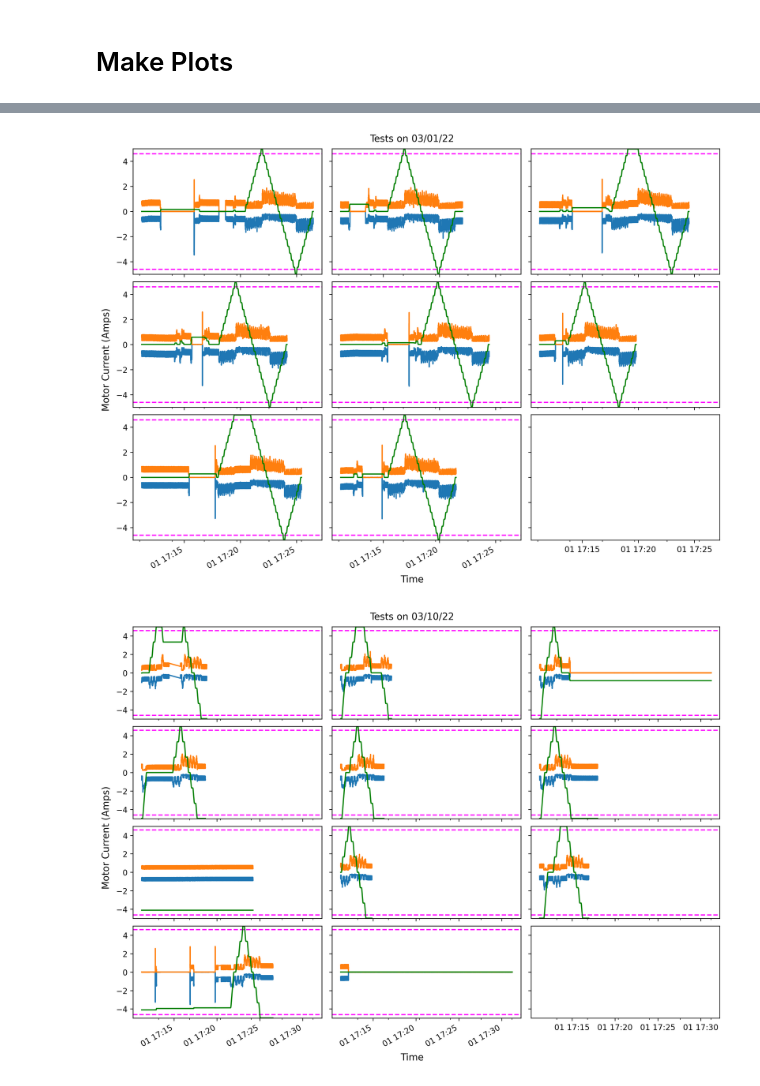
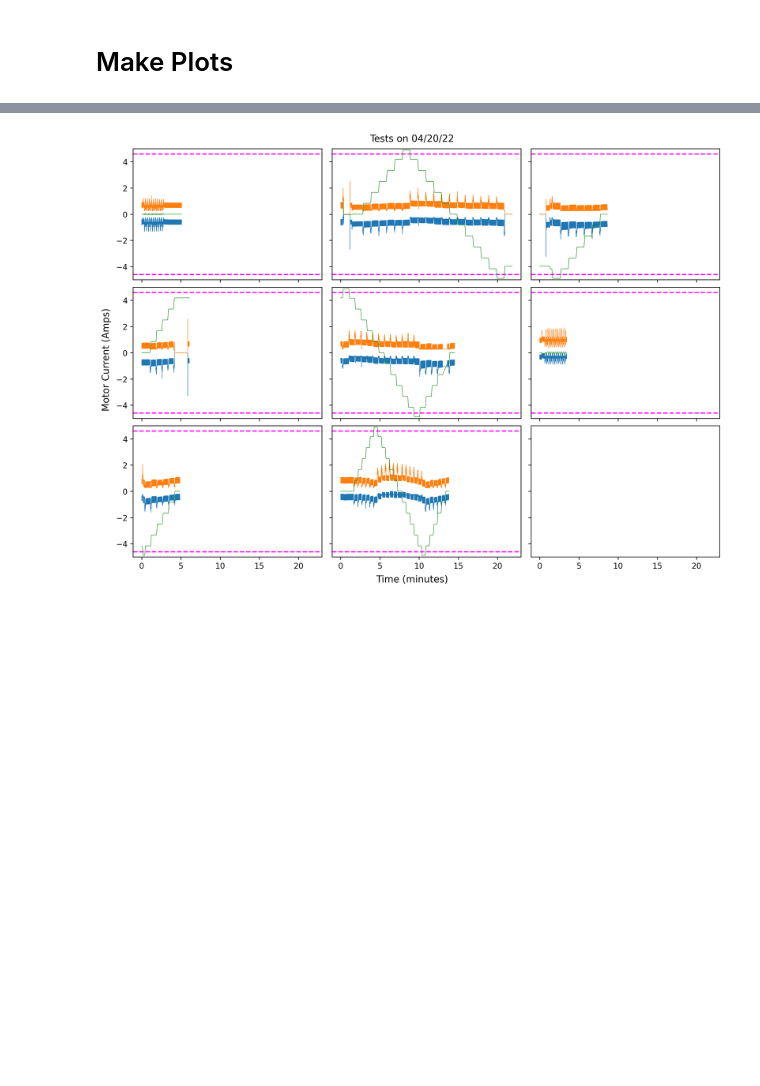
Before and after one commit to cwwalter/summit, a Jupyter notebook: Rotator Torque.ipynb, the cells around one changed output, grey strips where cells are left out. Saved outputs shown, nothing was run; the diff lists cells and outputs as text; code cells hidden in the pictures; blank space fills up the shorter version.

```diff
--- a/Rotator Torque.ipynb
+++ b/Rotator Torque.ipynb
@@ -84,14 +84,19 @@ t_end = Time('2022-04-30T00:00', scale='utc', format='isot')
 # %%
 summit = True
 efd_client = retrieve_efd_client(summit)
+
+# Specify here which ScriptID to use
+
+#script_id = 42658886
+script_id = 4368092
 # %%
-# Get all of the tests in the wide time period that used our ScriptID of 42658886
+# Get all of the tests in the wide time period that used our ScriptID
 # Also filter out the CSC start messages.
 
 messages = await efd_client.select_time_series(
         "lsst.sal.Script.logevent_logMessage",
         fields=['ScriptID','message'],
-        index = 42658886,
+        index = script_id,
         start=t_start,
         end=t_end)
 
@@ -273,5 +265,5 @@ plt.ylabel(r'Net Torque $\times$ $1 \times 10^6$');
 # %%
-def draw_rotator_tests(title, layout, test_start, test_stop):
+def draw_rotator_tests(title, layout, test_start, test_stop, max_minutes=None):
     '''
     Draw a set of rotator tests on a given day. Show the motor currents vs time.
     '''
@@ -283,8 +275,11 @@ def draw_rotator_tests(title, layout, test_start, test_stop):
 
         # Draw the current for the two motors
         cell = layout.replace('\n','')[i]
-        dfs[test].current0.plot(ax=axes[cell])
-        dfs[test].current1.plot(ax=axes[cell])
+        dfs[test].current0.plot(ax=axes[cell], linewidth=0.50)
+        dfs[test].current1.plot(ax=axes[cell], linewidth=0.50)
+
+        if max_minutes != None:
+            axes[cell].set_xlim(0, max_minutes)
 
         # Draw current limits
         axes[cell].set_ylim(-5,5)
@@ -294,30 +289,36 @@ def draw_rotator_tests(title, layout, test_start, test_stop):
         # Make 2nd y-axis on right for rotator position
         axes2 = axes[cell].twinx()
         axes2.set_yticks([])
-        dfs[test].actualPosition.plot(ax=axes2, color='green')
+        dfs[test].actualPosition.plot(ax=axes2, color='green', linewidth=0.50)
         axes2.set_ylim(-90,90)
 
     fig.suptitle(title)
-    fig.supxlabel("Time")
+    fig.supxlabel("Time (minutes)")
     fig.supylabel("Motor Current (Amps)")
 # %%
+layout_3x1 = '''
+ABC
+'''
+
 layout_3x3 = '''
 ABC
 DEF
 GHI
 '''
 
 layout_3x4 = '''
 ABC
 DEF
 GHI
 JKL
 '''
 
-draw_rotator_tests('Tests on 03/01/22',layout_3x3, 0, 7)
-draw_rotator_tests('Tests on 03/10/22',layout_3x4, 8, 18)
-draw_rotator_tests('Tests on 04/06/22',layout_3x3, 19, 26)
-draw_rotator_tests('Tests on 04/12/22',layout_3x3, 27, 34)
+if script_id == 42658886:
+    draw_rotator_tests('Tests on 03/01/22',layout_3x3, 0, 7)
+    draw_rotator_tests('Tests on 03/10/22',layout_3x4, 8, 18, max_minutes=15)
+    draw_rotator_tests('Tests on 04/06/22',layout_3x3, 19, 26, max_minutes=15)
+    draw_rotator_tests('Tests on 04/12/22',layout_3x3, 27, 34, max_minutes=10)
+if script_id == 4368092:
+    draw_rotator_tests('Tests on 04/20/22',layout_3x3, 0, 7)
 # %% [output]
-[figure, old version]
+[figure, new version]
-[figure, removed]
```
Also changed, not shown: parts of 11 cells of this notebook.
